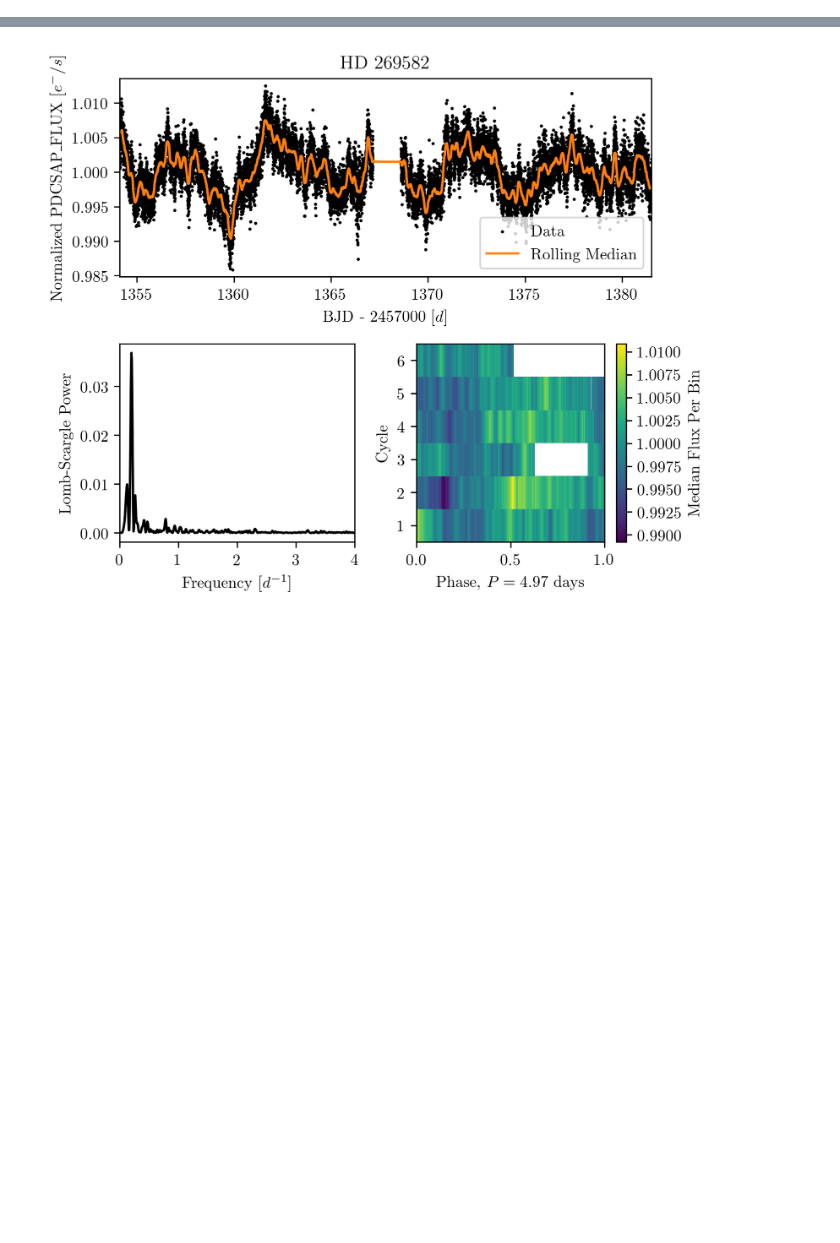
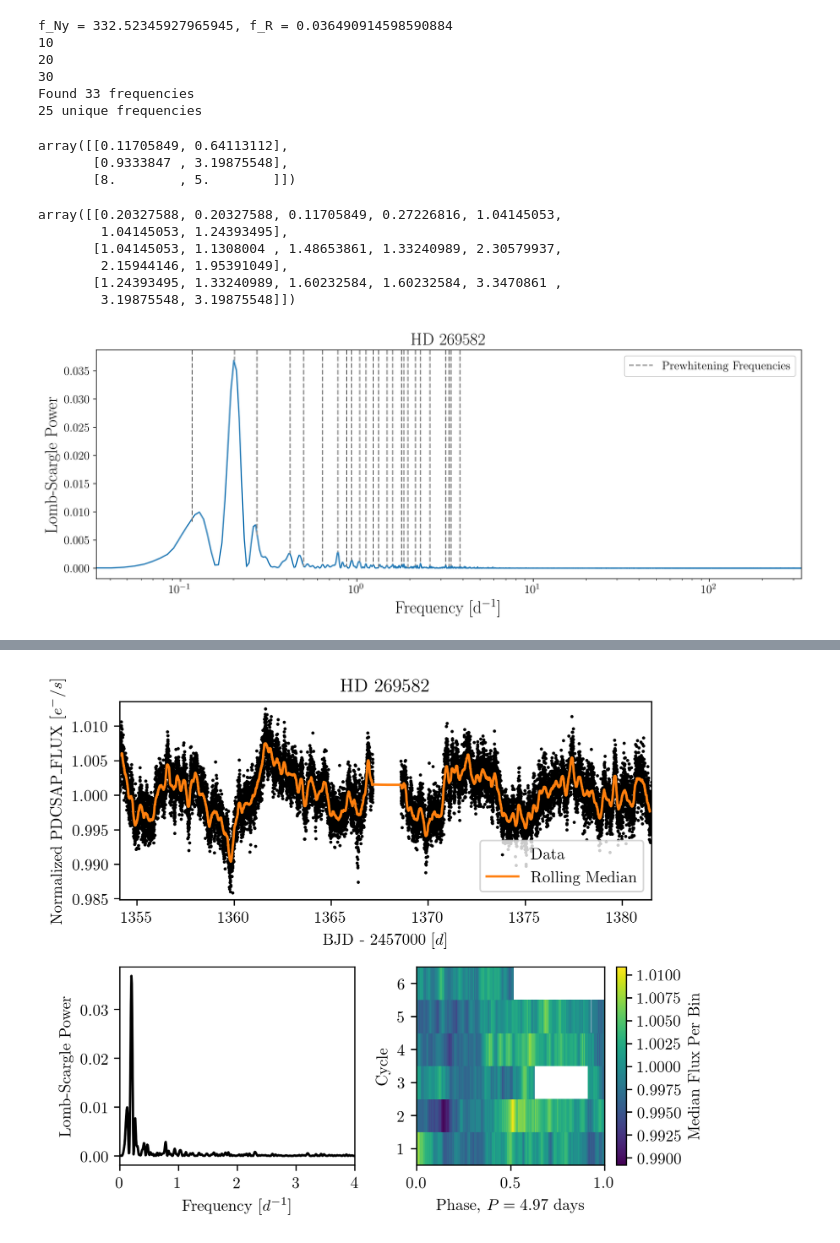
Before and after one commit to tzdwi/TESS, a Jupyter notebook: code/HD269582_LBV.ipynb, the cells around one changed output, grey strips where cells are left out. Saved outputs shown, nothing was run; the diff lists cells and outputs as text; code cells hidden in the pictures; blank space fills up the shorter version.

Commit message:
fixes for referee report; prewhitening frequency analysis

```diff
--- a/code/HD269582_LBV.ipynb
+++ b/code/HD269582_LBV.ipynb
@@ -60,0 +16,64 @@ plt.savefig('../plots/HD269582_periodogram.pdf')
+# %%
+lc, lc_smooth = lc_extract(get_lc_from_id(tid), smooth=128)
+time, flux, err = lc['Time'], lc['Flux'], lc['Err']
+
+pseudo_NF = 0.5 / (np.mean(np.diff(time)))
+ls = LombScargle(time, flux, normalization='psd')
+freq, power = ls.autopower(minimum_frequency=1.0/30.0,
+                    maximum_frequency=pseudo_NF)
+
+good_fs, good_amps, good_phases = prewhiten(time, flux, err)
+harmonics = harmonic_search(good_fs)
+combos = combo_search(good_fs)
+# %% [output]
+f_Ny = 332.52345927965945, f_R = 0.036490914598590884
+10
+20
+30
+Found 33 frequencies
+25 unique frequencies
+# %%
+harmonics
+# %% [output]
+array([[0.11705849, 0.64113112],
+       [0.9333847 , 3.19875548],
+       [8.        , 5.        ]])
+# %%
+combos
+# %% [output]
+array([[0.20327588, 0.20327588, 0.11705849, 0.27226816, 1.04145053,
+        1.04145053, 1.24393495],
+       [1.04145053, 1.1308004 , 1.48653861, 1.33240989, 2.30579937,
+        2.15944146, 1.95391049],
+       [1.24393495, 1.33240989, 1.60232584, 1.60232584, 3.3470861 ,
+        3.19875548, 3.19875548]])
+# %%
+fig = plt.figure(figsize=(15,5),dpi=300)
+
+plt.plot(freq, power)
+
+ax = plt.gca()
+
+ax.set(xlabel='Frequency [d$^{-1}$]', ylabel='Lomb-Scargle Power', xscale='log', xlim=(1/30,pseudo_NF))
+
+ylim = ax.get_ylim()
+
+plt.plot([good_fs[0,0],good_fs[0,0]],[ylim[1],power[np.argmin(np.abs(freq-good_fs[0,0]))]],c='#888888',ls='--',label='Prewhitening Frequencies')
+for f in good_fs[1:,0]:
+    plt.plot([f,f],[ylim[1],power[np.argmin(np.abs(freq-f))]],c='#888888',ls='--')
+
+ax.set(ylim=ylim)
+
+plt.legend(loc=1, framealpha=0.9, prop={'size': 14})
+
+ax.xaxis.label.set_size(20)
+ax.yaxis.label.set_size(20)
+for tick in ax.xaxis.get_major_ticks():
+    tick.label.set_fontsize(14)
+for tick in ax.yaxis.get_major_ticks():
+    tick.label.set_fontsize(14)
+
+ax.set_title('HD 269582',fontsize=20)
+plt.savefig('../plots/HD269582_periodogram.pdf')
+# %% [output]
+[figure, added]
```
Also changed, not shown: parts of 5 cells of this notebook, 23 other files.
